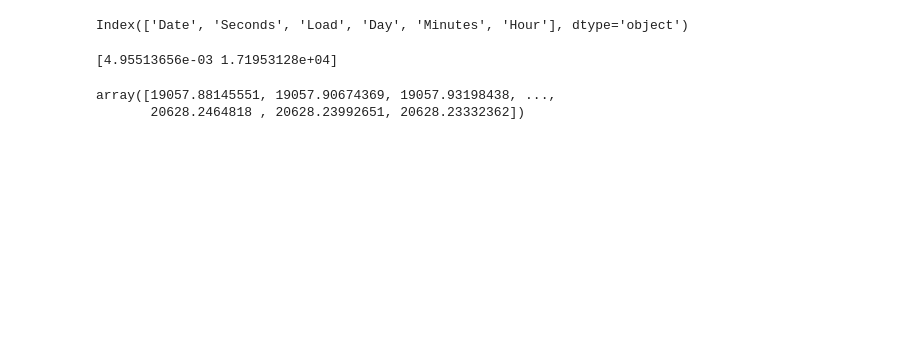
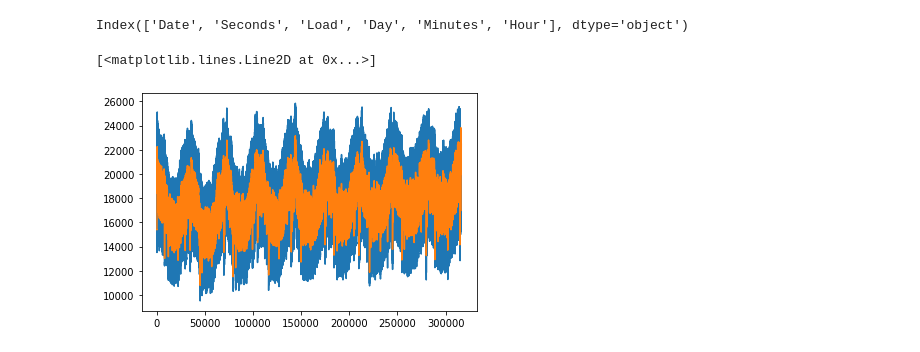
Before and after one commit to Nuelam9/Report-2, a Jupyter notebook: fuorier.ipynb, the cells around one changed output. Drawn from its saved outputs; the diff is of its cells as text; code cells hidden in the pictures; blank space fills up the shorter version.

```diff
--- a/fuorier.ipynb
+++ b/fuorier.ipynb
@@ -45,8 +46,10 @@ Electric.columns
 # %% [output]
 Index(['Date', 'Seconds', 'Load', 'Day', 'Minutes', 'Hour'], dtype='object')
 # %%
-fourierExtrapolation(Electric.Load.values, int(96*7))
+signal_reconstr = fourierExtrapolation(Electric.Load.values, int(96*7), n_harm=1000)
-# %% [output]
-[4.95513656e-03 1.71953128e+04]
-array([19057.88145551, 19057.90674369, 19057.93198438, ...,
-       20628.2464818 , 20628.23992651, 20628.23332362])
+# %%
+plt.plot(Electric.Load.values)
+plt.plot(signal_reconstr)
+# %% [output]
+[<matplotlib.lines.Line2D at 0x...>]
+[figure, added]
```
Also changed, not shown: parts of 9 cells of this notebook, 3 other files.
